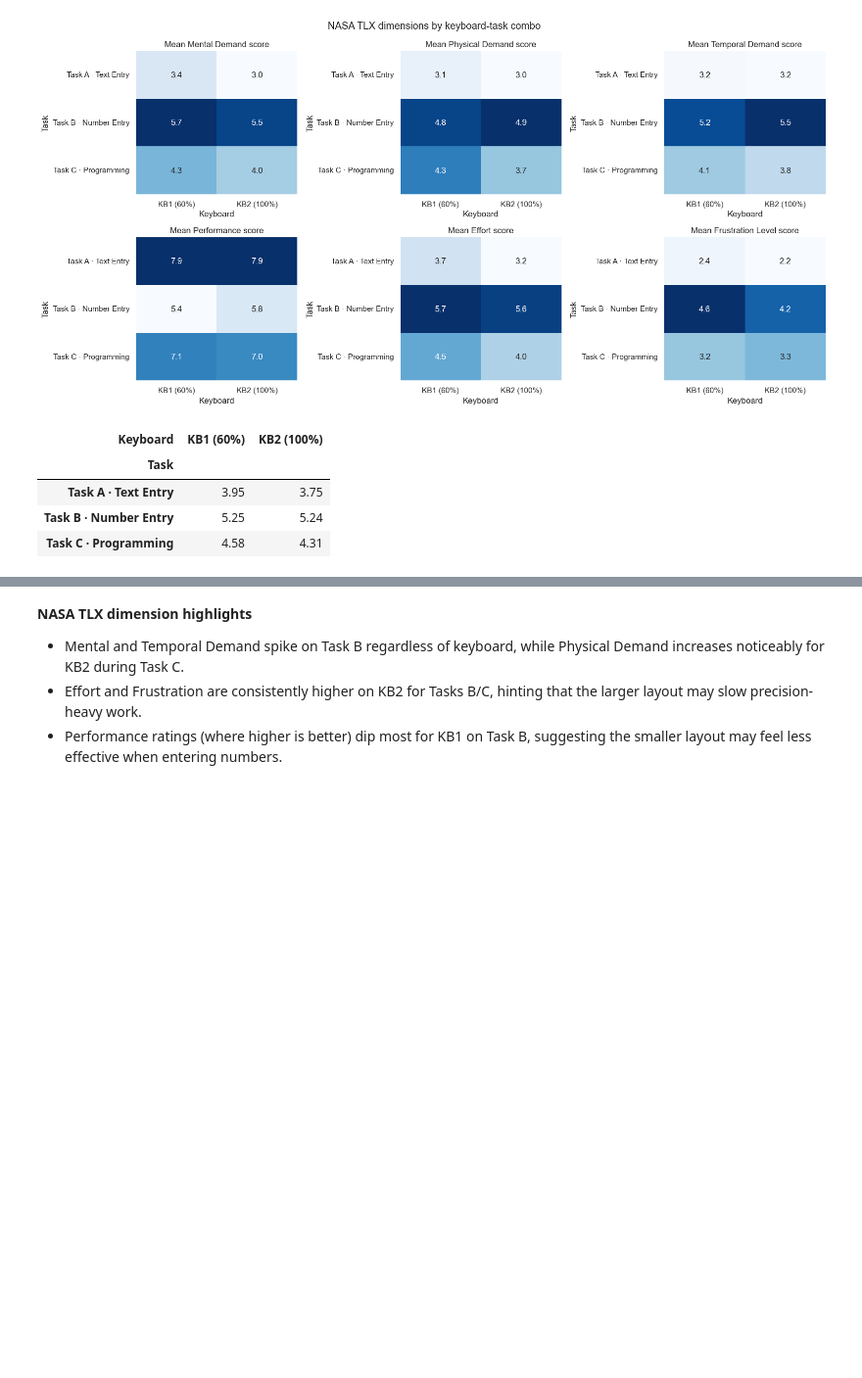
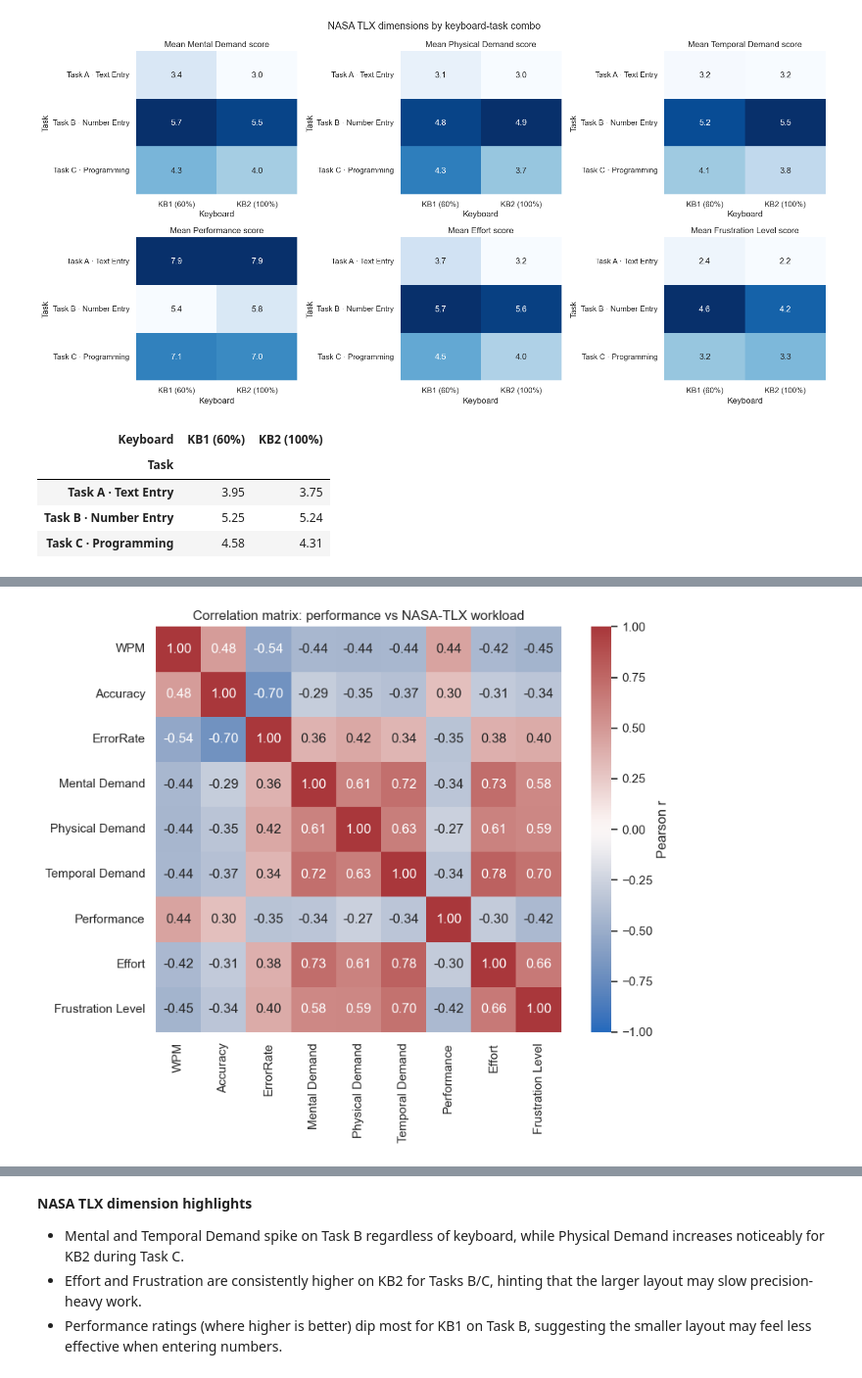
Before and after one commit to chris-asturiano/typing-test, a Jupyter notebook: data_analysis/data_analysis.ipynb, the cells around one changed output, grey strips where cells are left out. Shown at 98% size. Saved outputs shown, nothing was run; the diff lists cells and outputs as text; code cells hidden in the pictures; blank space fills up the shorter version.

Commit message:
add correlation matrix across all 9 dependent variables.

```diff
--- a/data_analysis/data_analysis.ipynb
+++ b/data_analysis/data_analysis.ipynb
@@ -410,0 +414,73 @@ overall_pivot
+# %%
+task_code_map = {"Text": "A", "Num": "B", "Prog": "C"}
+keyboard_code_map = {"60": 1, "100": 2}
+dv_metrics = ["WPM", "Accuracy", "ErrorRate"]
+dep_columns = dv_metrics + workload_cols
+
+required_perf_cols = {
+    f"{task}_{kb}_{metric}"
+    for task in task_code_map
+    for kb in keyboard_code_map
+    for metric in dv_metrics
+}
+missing_perf_cols = sorted(required_perf_cols - set(typing_test_df.columns))
+if missing_perf_cols:
+    raise KeyError(
+        "Missing expected performance columns: " + ", ".join(missing_perf_cols)
+    )
+
+perf_records = []
+for _, perf_row in typing_test_df.iterrows():
+    for task_label, task_code in task_code_map.items():
+        for kb_suffix, kb_code in keyboard_code_map.items():
+            record = {
+                "Participant Number": perf_row["Participant Number"],
+                "Task Type": task_code,
+                "Keyboard Type": kb_code,
+            }
+            for metric in dv_metrics:
+                col_name = f"{task_label}_{kb_suffix}_{metric}"
+                record[metric] = perf_row[col_name]
+            perf_records.append(record)
+
+perf_dep = pd.DataFrame(perf_records)
+
+# Merge NASA-TLX workload ratings onto the reshaped performance metrics
+nasa_subset = nasa_tlx_df[
+    ["Participant Number", "Keyboard Type", "Task Type"] + workload_cols
+].copy()
+combined_dep = perf_dep.merge(
+    nasa_subset,
+    on=["Participant Number", "Keyboard Type", "Task Type"],
+    how="inner",
+)
+
+if combined_dep.empty:
+    raise ValueError("No overlapping observations between typing and NASA-TLX datasets.")
+
+corr_inputs = combined_dep[dep_columns].apply(pd.to_numeric, errors="coerce")
+corr_matrix = corr_inputs.corr()
+
+plt.figure(figsize=(9, 7))
+sns.heatmap(
+    corr_matrix,
+    cmap="vlag",
+    center=0,
+    vmin=-1,
+    vmax=1,
+    annot=True,
+    fmt=".2f",
+    square=True,
+    cbar_kws={"label": "Pearson r"},
+)
+plt.title("Correlation matrix: performance vs NASA-TLX workload")
+plt.tight_layout()
+
+os.makedirs("results", exist_ok=True)
+corr_matrix_path = "results/corr_all_dependent_variables.png"
+plt.savefig(corr_matrix_path, dpi=300)
+plt.show()
+
+corr_matrix.round(2)
+# %% [output]
+[figure, added]
```
Also changed, not shown: parts of 6 cells of this notebook, 26 other files.
